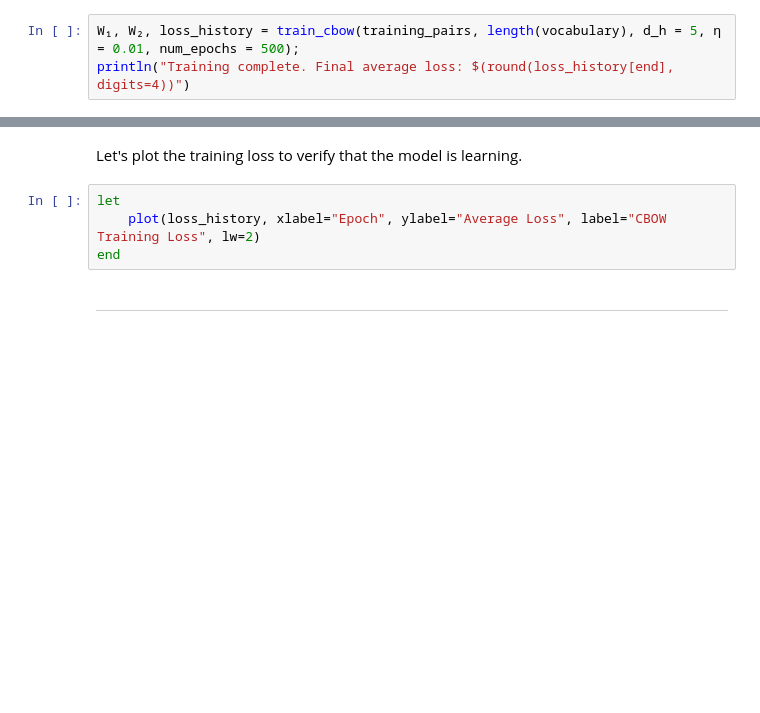
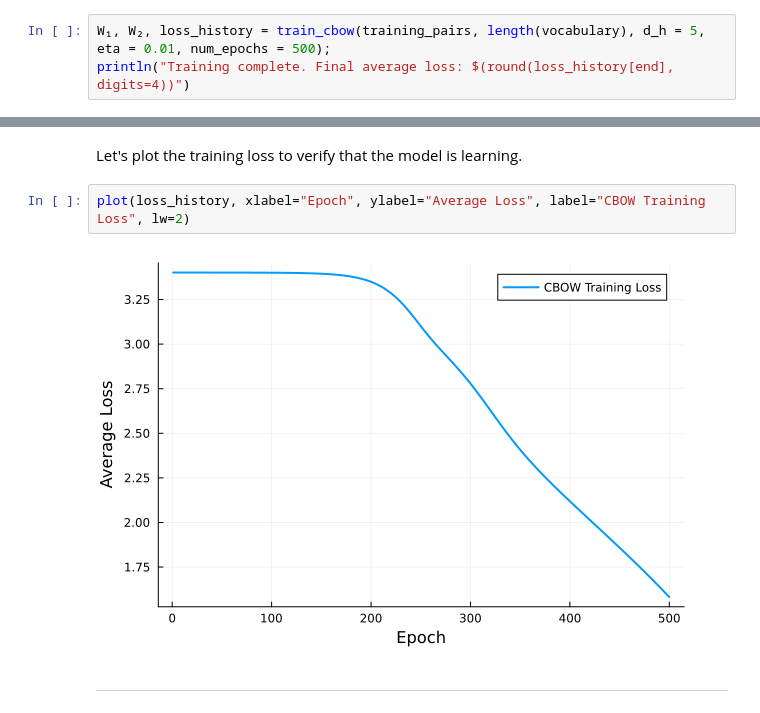
Before and after one commit to sp2229/CHEME-5820-Lectures-Spring-2026, a Jupyter notebook: lectures/week-9/L9a/CHEME-5820-L9a-Example-CBOW-Spring-2026.ipynb, the cells around one changed output, grey strips where cells are left out. Drawn from its saved outputs; the diff is of its cells as text; blank space fills up the shorter version.

```diff
--- a/lectures/week-9/L9a/CHEME-5820-L9a-Example-CBOW-Spring-2026.ipynb
+++ b/lectures/week-9/L9a/CHEME-5820-L9a-Example-CBOW-Spring-2026.ipynb
@@ -99,3 +149,3 @@ We use the `softmax` function from `NNlib` to compute the output probabilities.
 # %%
-W₁, W₂, loss_history = train_cbow(training_pairs, length(vocabulary), d_h = 5, η = 0.01, num_epochs = 500);
+W₁, W₂, loss_history = train_cbow(training_pairs, length(vocabulary), d_h = 5, eta = 0.01, num_epochs = 500);
 println("Training complete. Final average loss: $(round(loss_history[end], digits=4))")
@@ -102,9 +160,9 @@ println("Training complete. Final average loss: $(round(loss_history[end], digit
 # %% [markdown]
 Let's plot the training loss to verify that the model is learning.
 # %%
-let
-    plot(loss_history, xlabel="Epoch", ylabel="Average Loss", label="CBOW Training Loss", lw=2)
-end
+plot(loss_history, xlabel="Epoch", ylabel="Average Loss", label="CBOW Training Loss", lw=2)
+# %% [output]
+[figure, added]
 # %% [markdown]
 ___
 # %% [markdown]
```
Also changed, not shown: parts of 15 cells of this notebook, 7 other files.
